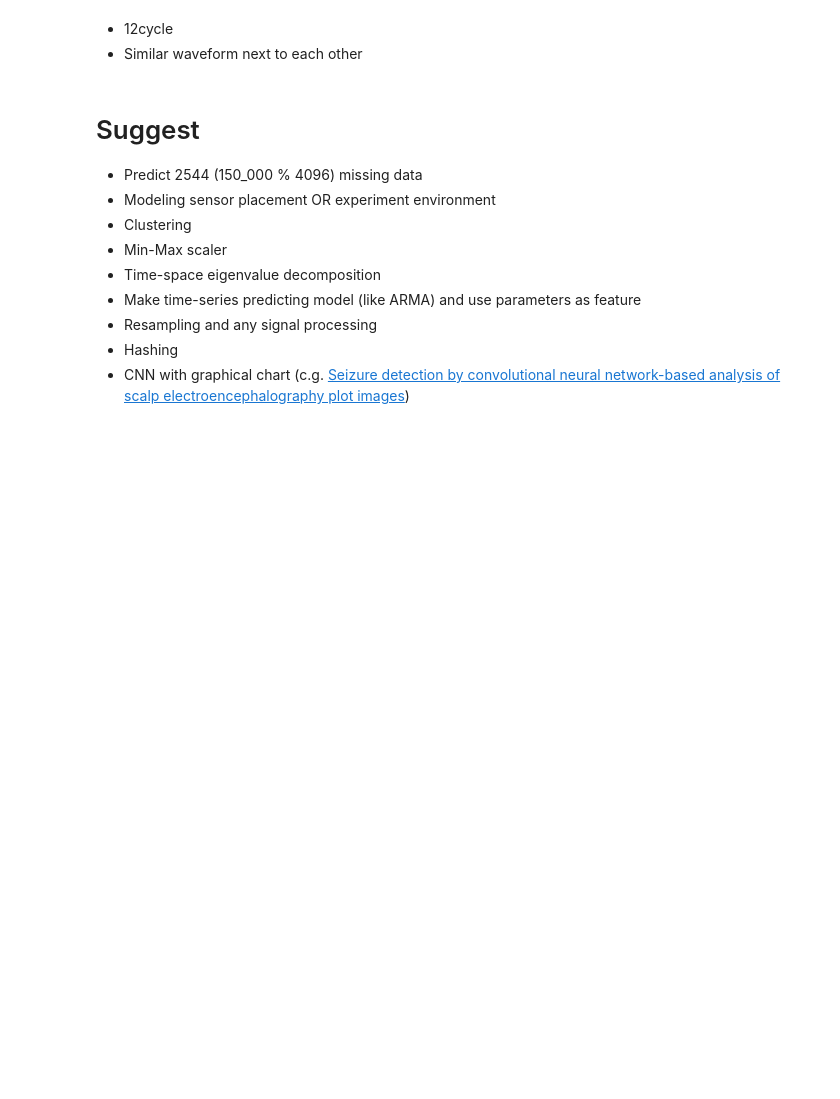
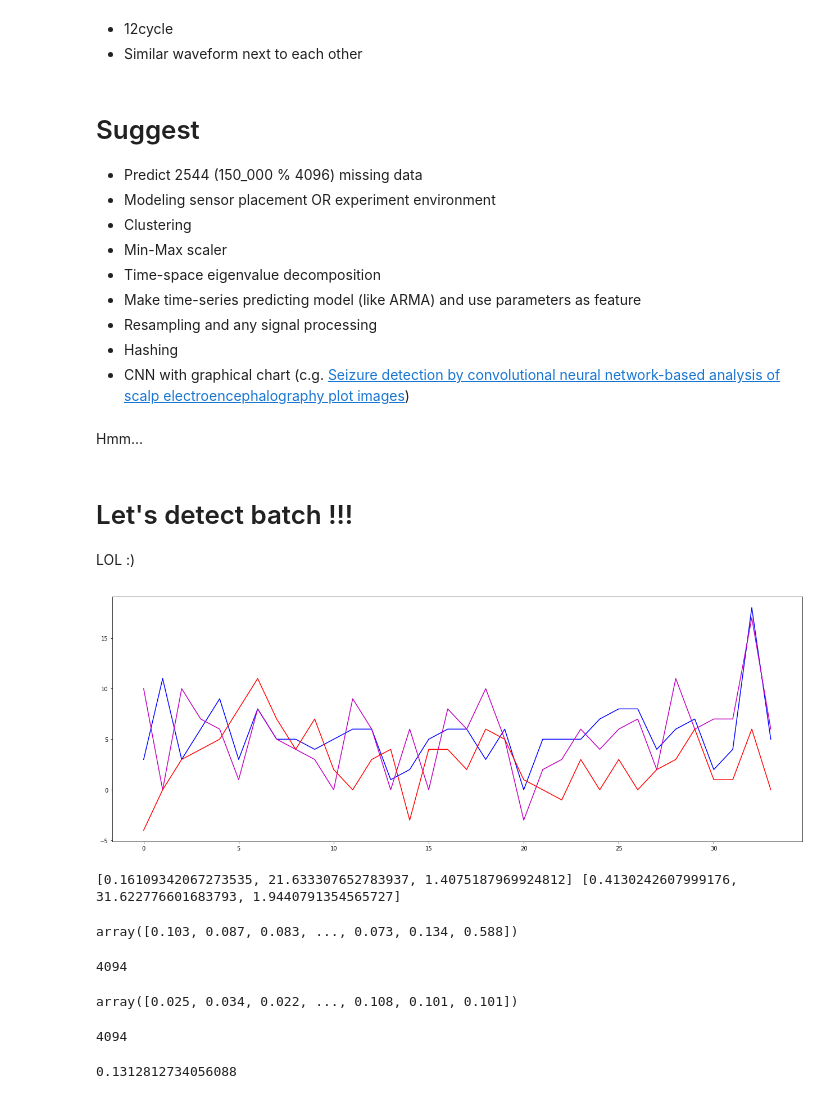
Before and after one commit to sheep02/kaggle, a Jupyter notebook: LANL-Earthquake-Prediction/notebook/LANL EDA.ipynb, the cells around one changed output. Cells and saved outputs as stored; diff of their text form; code cells hidden in the pictures; blank space fills up the shorter version.

```diff
--- a/LANL-Earthquake-Prediction/notebook/LANL EDA.ipynb
+++ b/LANL-Earthquake-Prediction/notebook/LANL EDA.ipynb
@@ -368,3 +369,56 @@ for i, color in enumerate(range(pad, 0xFFFFFF-pad, (0xFFFFFF-pad)//n)):
 * Resampling and any signal processing
 * Hashing
 * CNN with graphical chart (c.g. [Seizure detection by convolutional neural network-based analysis of scalp electroencephalography plot images](https://www.sciencedirect.com/science/article/pii/S2213158219300348?via%3Dihub))
+# %% [markdown]
+Hmm...
+# %% [markdown]
+# Let's detect batch !!!
+LOL :)
+# %%
+fig, ax1 = plt.subplots(figsize=(22, 8))
+
+plt.plot(aco.acoustic_data.values[12285::4096], color='b')
+plt.plot(aco.acoustic_data.values[12286::4096], color='m')
+plt.plot(aco.acoustic_data.values[12287::4096], color='r')
+
+plt.grid(False)
+# %% [output]
+[figure, added]
+# %%
+print(
+    calc_distances(aco.acoustic_data.values[12285::4096], aco.acoustic_data.values[12286::4096]),
+    calc_distances(aco.acoustic_data.values[12286::4096], aco.acoustic_data.values[12287::4096])
+)
+# %% [output]
+[0.16109342067273535, 21.633307652783937, 1.4075187969924812] [0.4130242607999176, 31.622776601683793, 1.9440791354565727]
+# %%
+dis_cos_next = []
+end_idx = 150_000 - 150_000 % 4096
+
+for i in range(4096-1):
+    dis_cos_next.append(distance.cosine(aco.acoustic_data.values[:end_idx][i::4096], aco.acoustic_data.values[:end_idx][i+1::4096]))
+
+dis_cos_next = np.round(np.array(dis_cos_next), 3)
+
+display(dis_cos_next)
+display(np.argmax(dis_cos_next))
+# %% [output]
+array([0.103, 0.087, 0.083, ..., 0.073, 0.134, 0.588])
+4094
+# %%
+dis_cos_next = []
+
+for i in range(4096-1):
+    dis_cos_next.append(distance.cosine(aco.acoustic_data.values[start_idx:][i::4096], aco.acoustic_data.values[start_idx:][i+1::4096]))
+
+dis_cos_next = np.round(np.array(dis_cos_next), 3)
+
+display(dis_cos_next)
+display(start_idx + np.argmax(dis_cos_next))
+# %% [output]
+array([0.025, 0.034, 0.022, ..., 0.108, 0.101, 0.101])
+4094
+# %%
+distance.cosine(test.acoustic_data.values[start_idx-1:][i+1::4096], test.acoustic_data.values[start_idx-1:][(i+1)+1::4096])
+# %% [output]
+0.1312812734056088
```
Also changed, not shown: parts of 21 cells of this notebook.
